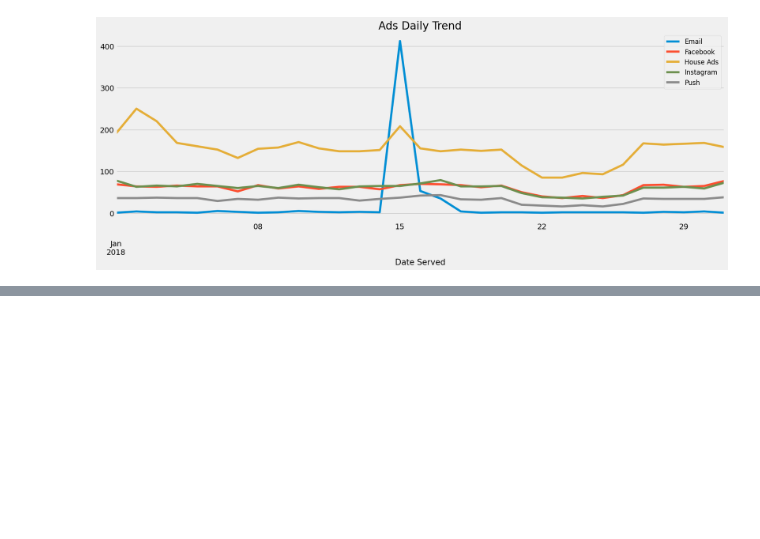
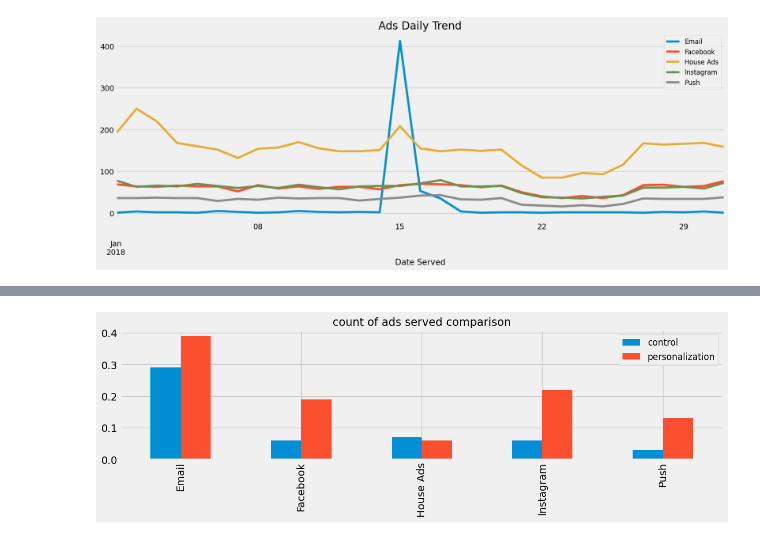
Before and after one commit to FemiTheAnalyst/Data-Projects, a Jupyter notebook: Market Campaigns with pandas/Market Campaigns with pandas.ipynb, the cells around one changed output, grey strips where cells are left out. Drawn from its saved outputs; the diff is of its cells as text; code cells hidden in the pictures; blank space fills up the shorter version.

```diff
--- a/Market Campaigns with pandas/Market Campaigns with pandas.ipynb
+++ b/Market Campaigns with pandas/Market Campaigns with pandas.ipynb
@@ -476,0 +477,8 @@ plt.legend(loc='upper right',fontsize=12);
+# %%
+plt.style.use('fivethirtyeight')
+conversion_df.unstack(level=0).plot(kind='bar',y='conversion_rate',figsize=(13,3))#reshapes the dataframe by moving the index level 0 (assuming it is a multi-index dataframe) to become columns, which results in a wider dataframe.
+plt.xlabel("");
+plt.title("count of ads served comparison",size=15)
+plt.legend(loc='upper right',fontsize=12);
+# %% [output]
+[figure, added]
```
Also changed, not shown: parts of 28 cells of this notebook.
